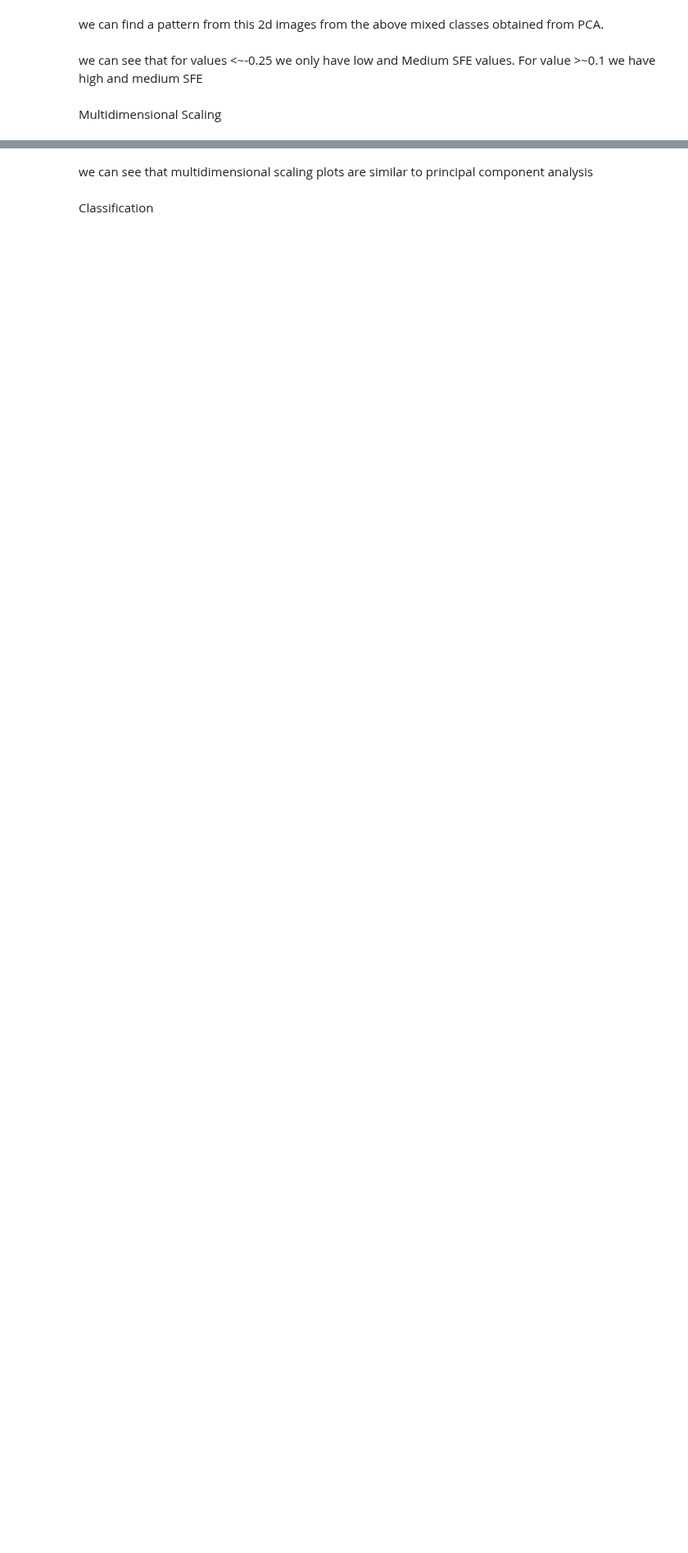
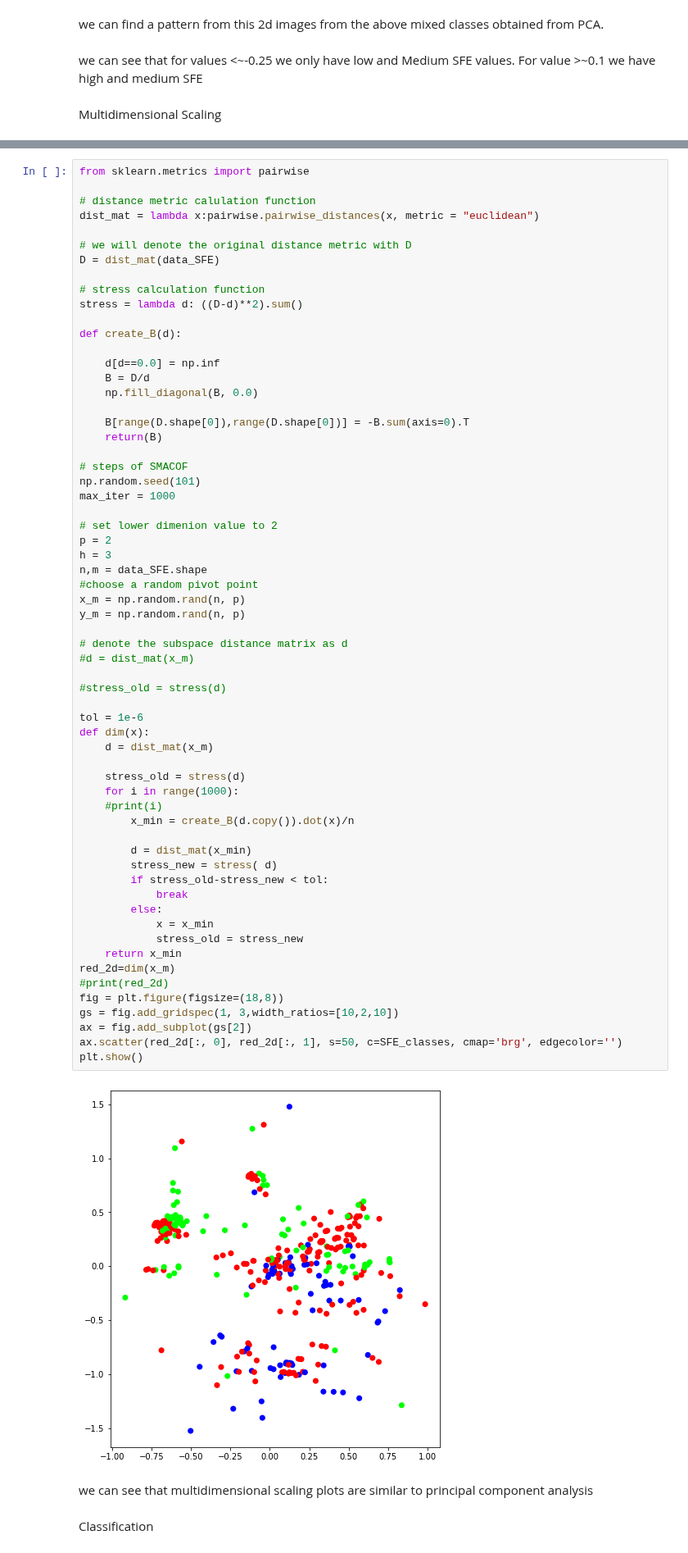
Before and after one commit to RamyaReddyKoppula/PPP, a Jupyter notebook: SFE.ipynb, the cells around one changed output, grey strips where cells are left out. Shown at 82% size. Drawn from its saved outputs; the diff is of its cells as text; blank space fills up the shorter version.

```diff
--- a/SFE.ipynb
+++ b/SFE.ipynb
@@ -564,3 +443,67 @@ findfont: Font family ['Segoe UI'] not found. Falling back to DejaVu Sans.
+# %%
+from sklearn.metrics import pairwise
+
+# distance metric calulation function
+dist_mat = lambda x:pairwise.pairwise_distances(x, metric = "euclidean")
+
+# we will denote the original distance metric with D
+D = dist_mat(data_SFE)
+
+# stress calculation function
+stress = lambda d: ((D-d)**2).sum()
+
+def create_B(d):
+
+    d[d==0.0] = np.inf
+    B = D/d
+    np.fill_diagonal(B, 0.0)
+
+    B[range(D.shape[0]),range(D.shape[0])] = -B.sum(axis=0).T
+    return(B)
+
+# steps of SMACOF
+np.random.seed(101)
+max_iter = 1000
+
+# set lower dimenion value to 2
+p = 2
+h = 3
+n,m = data_SFE.shape
+#choose a random pivot point
+x_m = np.random.rand(n, p)
+y_m = np.random.rand(n, p)
+
+# denote the subspace distance matrix as d
+#d = dist_mat(x_m)
+
+#stress_old = stress(d)
+
+tol = 1e-6
+def dim(x):
+    d = dist_mat(x_m)
+
+    stress_old = stress(d)
+    for i in range(1000):
+    #print(i)
+        x_min = create_B(d.copy()).dot(x)/n
+
+        d = dist_mat(x_min)
+        stress_new = stress( d)
+        if stress_old-stress_new < tol:
+            break
+        else:
+            x = x_min
+            stress_old = stress_new
+    return x_min
+red_2d=dim(x_m)
+#print(red_2d)
+fig = plt.figure(figsize=(18,8))
+gs = fig.add_gridspec(1, 3,width_ratios=[10,2,10])
+ax = fig.add_subplot(gs[2])
+ax.scatter(red_2d[:, 0], red_2d[:, 1], s=50, c=SFE_classes, cmap='brg', edgecolor='')
+plt.show()
+# %% [output]
+[figure, added]
 # %% [markdown]
 we can see that multidimensional scaling plots are similar to principal component analysis
 # %% [markdown]
```
Also changed, not shown: parts of 7 cells of this notebook, 5 other files.
